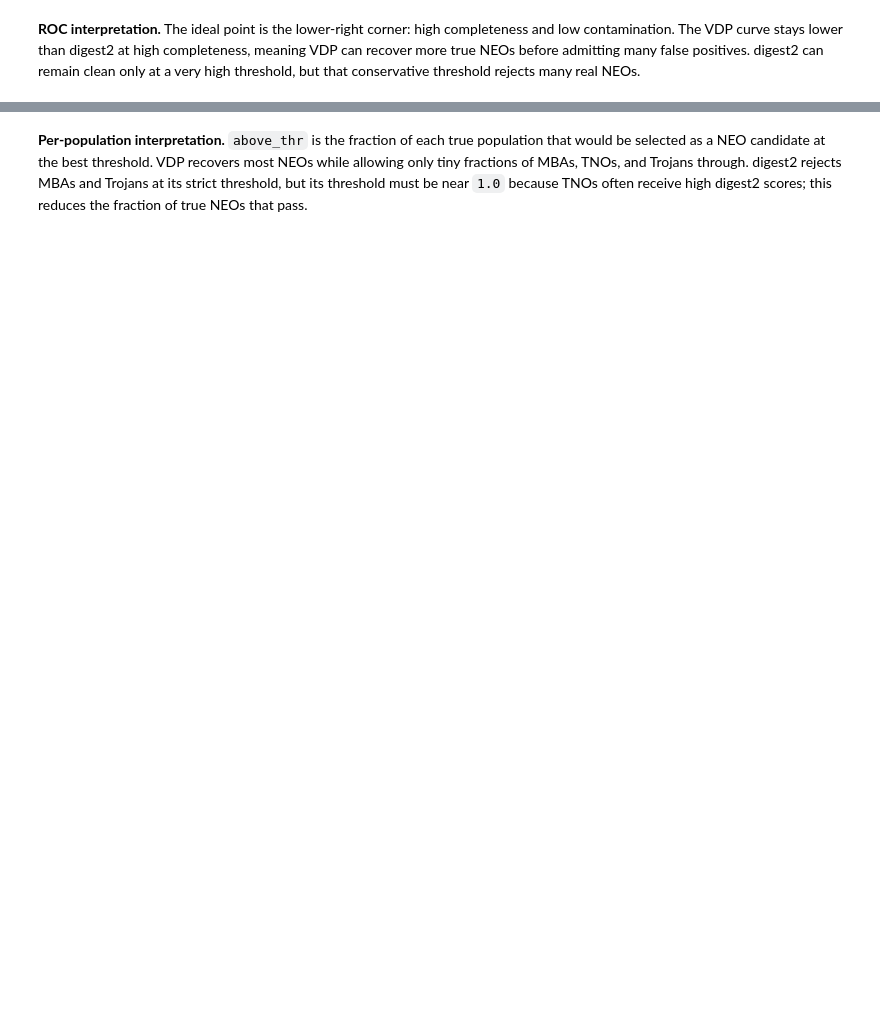
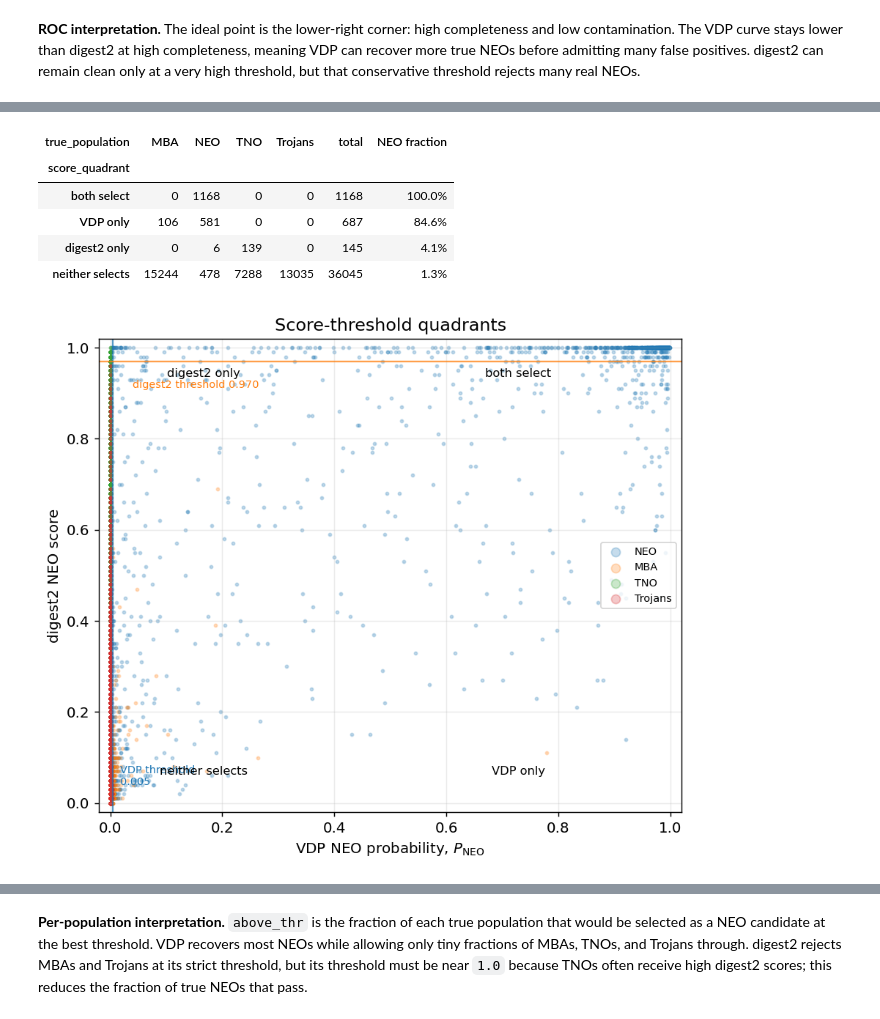
Before and after one commit to devanshi-s04/neomod, a Jupyter notebook: digest2_comparison.ipynb, the cells around one changed output, grey strips where cells are left out. Drawn from its saved outputs; the diff is of its cells as text; code cells hidden in the pictures; blank space fills up the shorter version.

```diff
--- a/digest2_comparison.ipynb
+++ b/digest2_comparison.ipynb
@@ -185,0 +217,64 @@ Saved: /Users/devanshisingh/Downloads/research/NEO_probability/neomod/roc_compar
+# %%
+vdp_selected = df['P_NEO_vdp'] >= tv
+d2_selected = df['P_NEO_d2'] >= td
+
+quadrant_labels = np.select(
+    [
+        vdp_selected & d2_selected,
+        vdp_selected & ~d2_selected,
+        ~vdp_selected & d2_selected,
+    ],
+    [
+        'both select',
+        'VDP only',
+        'digest2 only',
+    ],
+    default='neither selects',
+)
+
+quad_df = df.assign(score_quadrant=quadrant_labels)
+quad_summary = (
+    quad_df
+    .groupby(['score_quadrant', 'true_population'])
+    .size()
+    .unstack(fill_value=0)
+    .reindex(['both select', 'VDP only', 'digest2 only', 'neither selects'])
+)
+quad_summary['total'] = quad_summary.sum(axis=1)
+quad_summary['NEO fraction'] = quad_summary.get('NEO', 0) / quad_summary['total']
+display(quad_summary.style.format({'NEO fraction': '{:.1%}'}))
+
+fig, ax = plt.subplots(figsize=(7, 6))
+for pop in pops:
+    sub = df[df.true_population == pop]
+    ax.scatter(sub['P_NEO_vdp'], sub['P_NEO_d2'], s=5, alpha=0.25,
+               label=pop, color=colors.get(pop), rasterized=True)
+
+ax.axvline(tv, color='tab:blue', lw=1.3, alpha=0.75)
+ax.axhline(td, color='tab:orange', lw=1.3, alpha=0.75)
+ax.text(tv + 0.012, 0.04, f'VDP threshold\n{tv:.3f}', color='tab:blue', fontsize=8)
+ax.text(0.04, td - 0.04, f'digest2 threshold {td:.3f}', color='tab:orange', fontsize=8, va='top')
+
+ax.text(0.72, 0.92, 'both select', transform=ax.transAxes, fontsize=9, ha='center')
+ax.text(0.72, 0.08, 'VDP only', transform=ax.transAxes, fontsize=9, ha='center')
+ax.text(0.18, 0.92, 'digest2 only', transform=ax.transAxes, fontsize=9, ha='center')
+ax.text(0.18, 0.08, 'neither selects', transform=ax.transAxes, fontsize=9, ha='center')
+
+ax.set_xlabel('VDP NEO probability, $P_{\mathrm{NEO}}$')
+ax.set_ylabel('digest2 NEO score')
+ax.set_title('Score-threshold quadrants')
+ax.set_xlim(-0.02, 1.02)
+ax.set_ylim(-0.02, 1.02)
+ax.grid(alpha=0.25)
+ax.legend(fontsize=8, markerscale=3, loc='center right')
+plt.tight_layout()
+plt.show()
+plt.close(fig)
+# %% [output]
+| true_population | MBA | NEO | TNO | Trojans | total | NEO fraction |
+| score_quadrant |  |  |  |  |  |  |
+| both select | 0 | 1168 | 0 | 0 | 1168 | 100.0% |
+| VDP only | 106 | 581 | 0 | 0 | 687 | 84.6% |
+| digest2 only | 0 | 6 | 139 | 0 | 145 | 4.1% |
+| neither selects | 15244 | 478 | 7288 | 13035 | 36045 | 1.3% |
+[figure, added]
```
Also changed, not shown: parts of 31 cells of this notebook.
